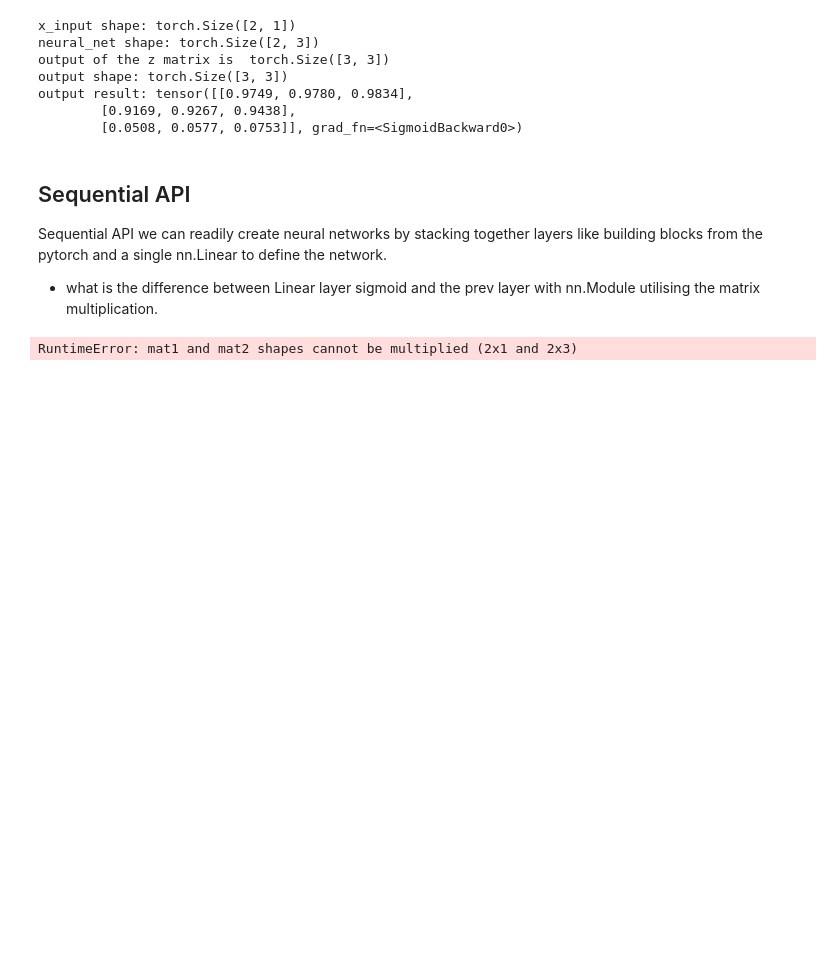
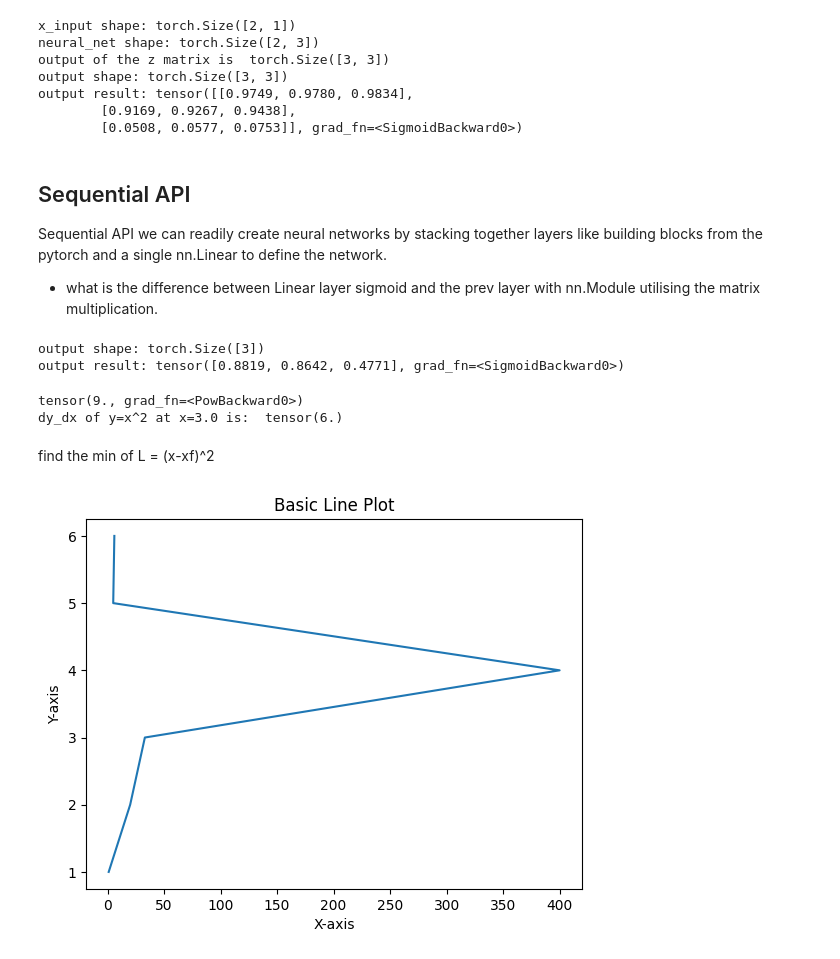
Before and after one commit to mridulpant2010/CS5480-deeplearning, a Jupyter notebook: pytorch_bootcamp.ipynb, the cells around one changed output. Saved outputs shown, nothing was run; the diff lists cells and outputs as text; code cells hidden in the pictures; blank space fills up the shorter version.

```diff
--- a/pytorch_bootcamp.ipynb
+++ b/pytorch_bootcamp.ipynb
@@ -129,10 +129,41 @@ num_inputs= 2
 num_outputs=3
 ll_sigmoid = LinearLayerSigmoid(num_inputs,num_outputs)
 
-x_input = torch.tensor([[2.],[3.]])
+x_input = torch.tensor([2.,3.])
 output = ll_sigmoid.forward(x_input)
 print(f"output shape: {output.shape}")
 print(f"output result: {output}")
 # how come ll_sigmoid.forward(x_input) and ll_sigmoid(x_input) results in the similar results?
 # %% [output]
-RuntimeError: mat1 and mat2 shapes cannot be multiplied (2x1 and 2x3)
+output shape: torch.Size([3])
+output result: tensor([0.8819, 0.8642, 0.4771], grad_fn=<SigmoidBackward0>)
+# %%
+import torch
+x = torch.tensor(3.0, requires_grad=True)
+y = x ** 2
+y.backward()
+print(y)
+
+dy_dx = x.grad
+print("dy_dx of y=x^2 at x=3.0 is: ", dy_dx)
+# %% [output]
+tensor(9., grad_fn=<PowBackward0>)
+dy_dx of y=x^2 at x=3.0 is:  tensor(6.)
+# %% [markdown]
+find the min of L = (x-xf)^2
+# %%
+import matplotlib.pyplot as plt
+
+
+# how can i write the gradient descent for a func
+
+
+
+
+plt.plot([1,20,33,400,5,6],[1,2,3,4,5,6])
+plt.title('Basic Line Plot')  # Adds a title
+plt.xlabel('X-axis')  # Adds an X-axis label
+plt.ylabel('Y-axis')  # Adds a Y-axis label
+plt.show()  # Displays the plot
+# %% [output]
+[figure, added]
```
Also changed, not shown: 10 other files.
